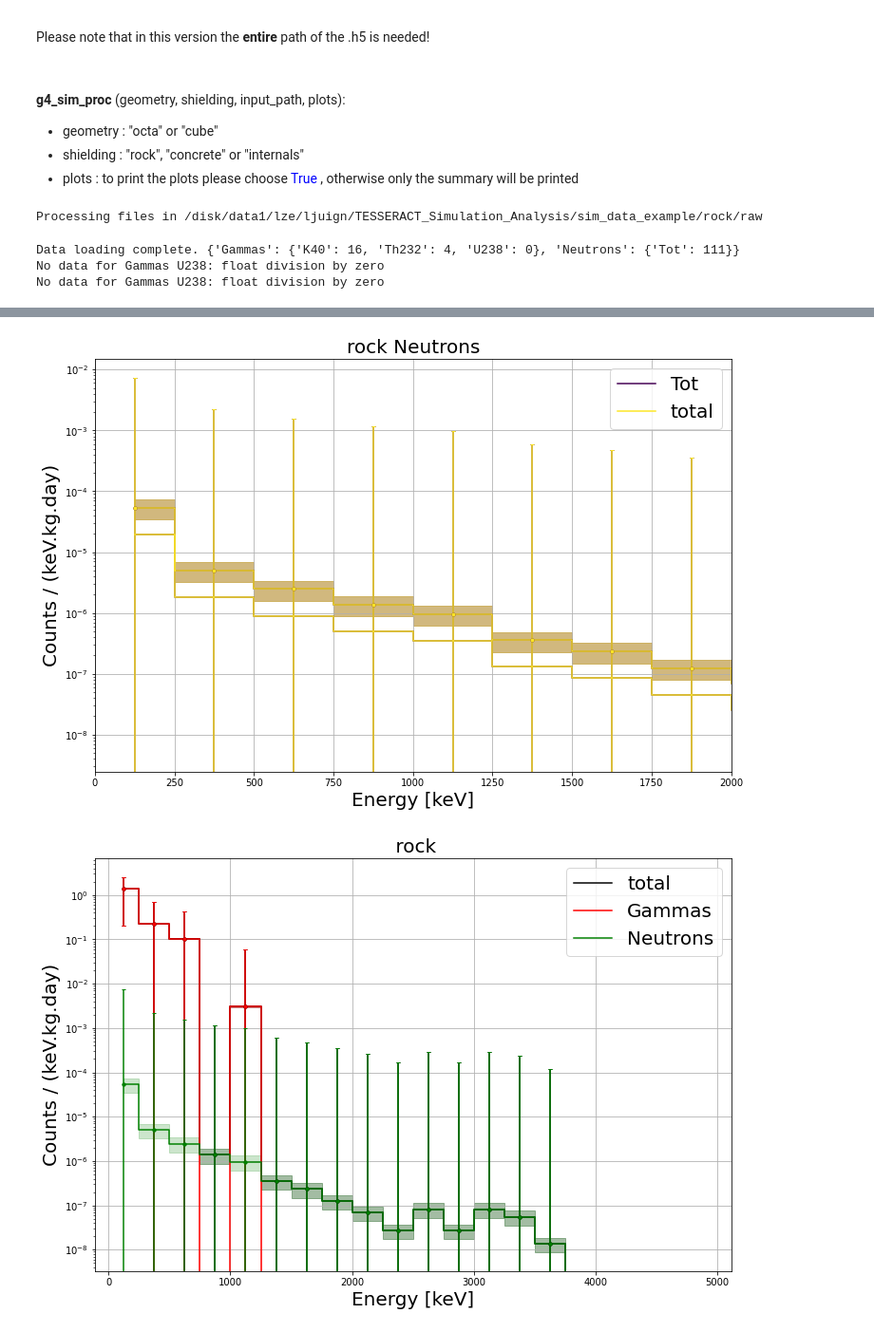
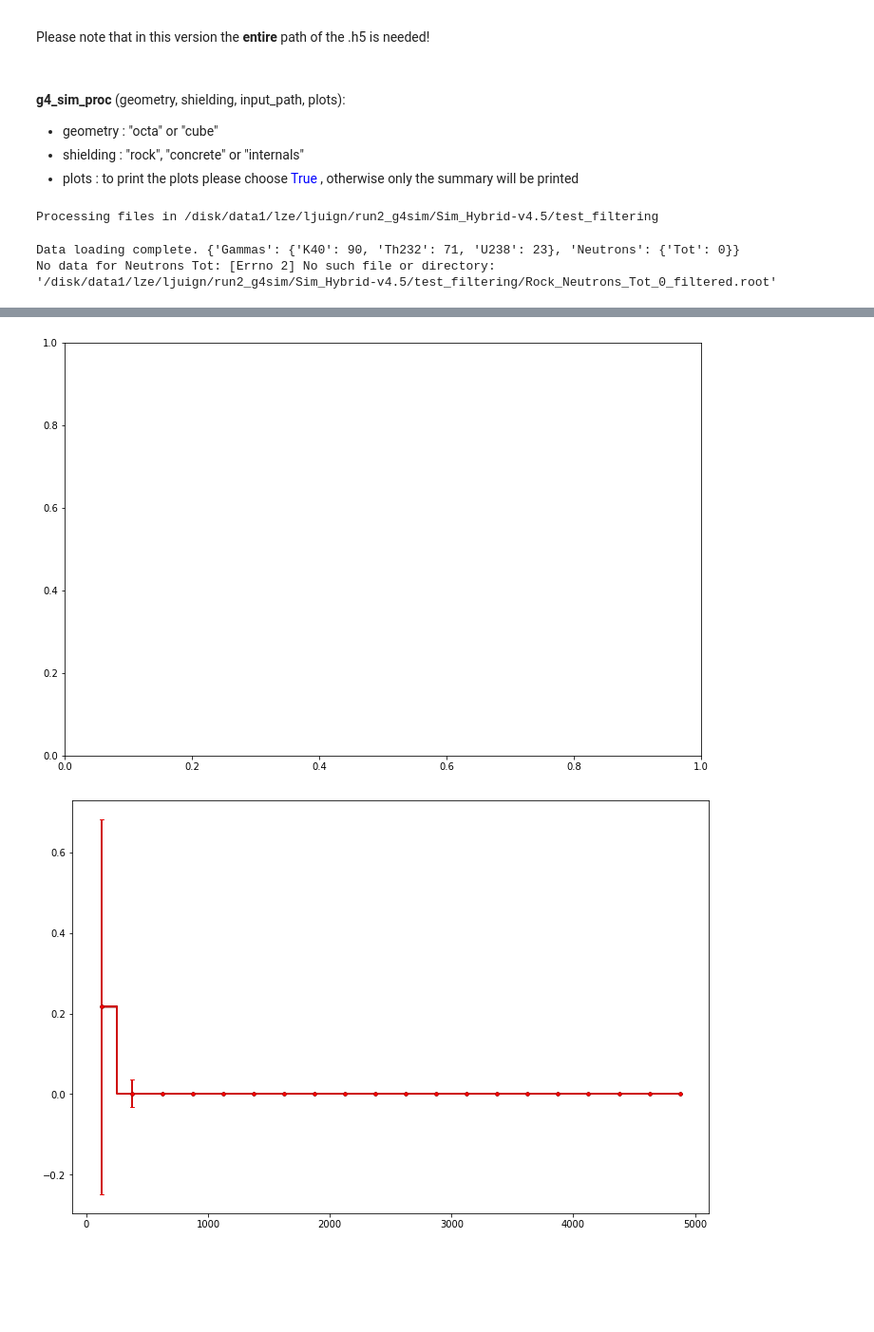
Before and after one commit to lesliejuigne/TESSERACT_Simulation_Analysis, a Jupyter notebook: processing/tesssa_demo.ipynb, the cells around one changed output, grey strips where cells are left out. Shown at 95% size. Saved outputs shown, nothing was run; the diff lists cells and outputs as text; code cells hidden in the pictures; blank space fills up the shorter version.

```diff
--- a/processing/tesssa_demo.ipynb
+++ b/processing/tesssa_demo.ipynb
@@ -47,9 +38,8 @@ Please note that in this version the **entire** path of the .h5 is needed!
 * shielding : "rock", "concrete" or "internals"
 * plots : to print the plots please choose <span style="color:blue">True</span> , otherwise only the summary will be printed
 # %%
-#s = ssp.g4_sim_proc('rock',"/disk/data1/lze/ljuign/TESSERACT_Simulation_Analysis/sim_data_example/rock/raw" ,plots = True)
+s = ssp.g4_sim_proc('rock',"/disk/data1/lze/ljuign/run2_g4sim/Sim_Hybrid-v4.5/test_filtering" ,plots = True)
 # %% [output]
-Processing files in /disk/data1/lze/ljuign/TESSERACT_Simulation_Analysis/sim_data_example/rock/raw
+Processing files in /disk/data1/lze/ljuign/run2_g4sim/Sim_Hybrid-v4.5/test_filtering
-Data loading complete. {'Gammas': {'K40': 16, 'Th232': 4, 'U238': 0}, 'Neutrons': {'Tot': 111}}
-No data for Gammas U238: float division by zero
-No data for Gammas U238: float division by zero
+Data loading complete. {'Gammas': {'K40': 90, 'Th232': 71, 'U238': 23}, 'Neutrons': {'Tot': 0}}
+No data for Neutrons Tot: [Errno 2] No such file or directory: '/disk/data1/lze/ljuign/run2_g4sim/Sim_Hybrid-v4.5/test_filtering/Rock_Neutrons_Tot_0_filtered.root'
@@ -57,2 +64,2 @@ No data for Gammas U238: float division by zero
-[figure, old version]
+[figure, new version]
-[figure, old version]
+[figure, new version]
```
Also changed, not shown: parts of 5 cells of this notebook, 12 other files.
